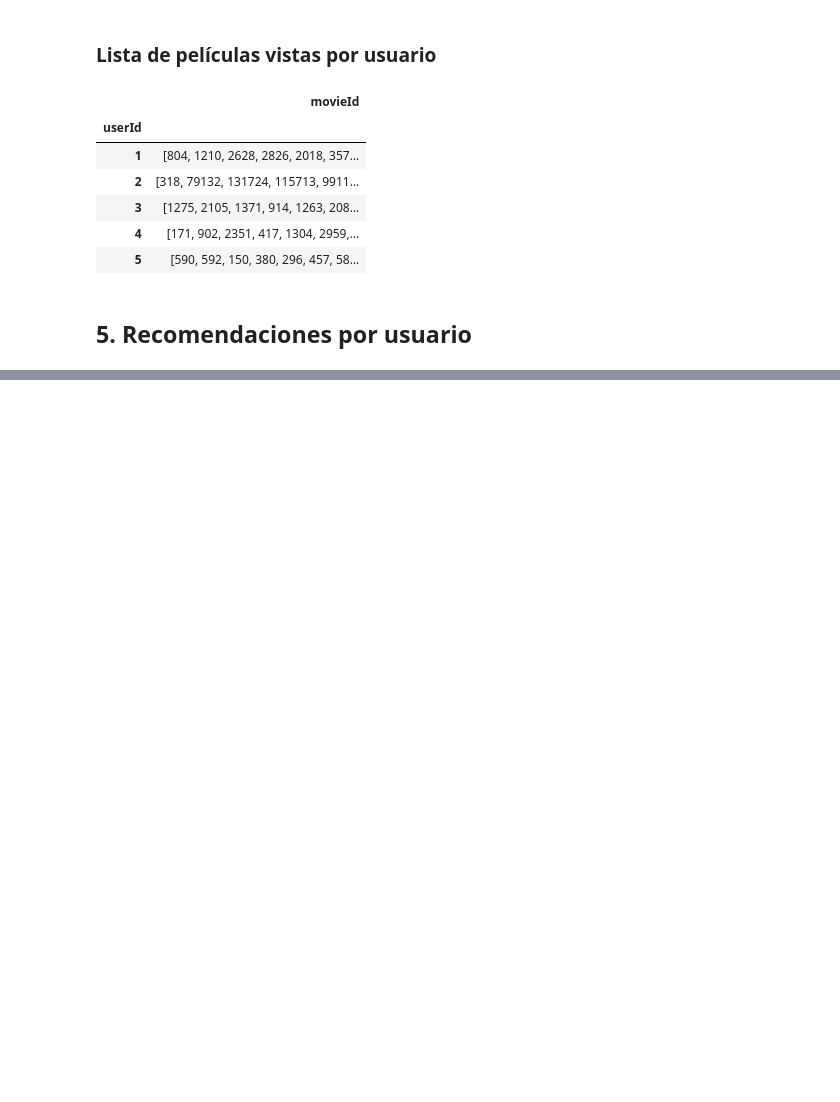
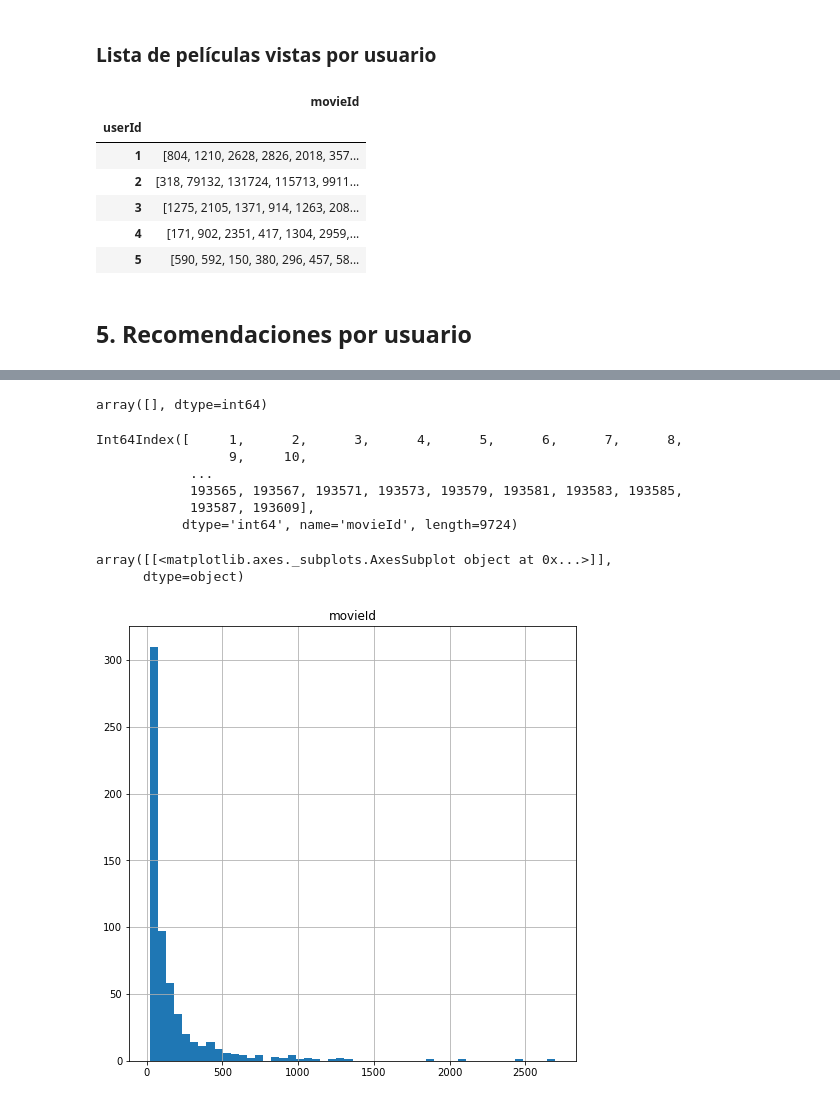
Before and after one commit to javisank/Sistema-Recomendacion-de-Peliculas, a Jupyter notebook: Notebooks/Content Based with user profiles.ipynb, the cells around one changed output, grey strips where cells are left out. Drawn from its saved outputs; the diff is of its cells as text; code cells hidden in the pictures; blank space fills up the shorter version.

```diff
--- a/Notebooks/Content Based with user profiles.ipynb
+++ b/Notebooks/Content Based with user profiles.ipynb
@@ -471,0 +706,6 @@ Name: title, dtype: object
+# %%
+a = u610_rec['movieId']
+b = ratings_test.loc[ratings_test['userId']==610,'movieId']
+np.intersect1d(a,b)
+# %% [output]
+array([], dtype=int64)
@@ -471,0 +738,9 @@ Name: title, dtype: object
+# %%
+feature_matrix.index
+# %% [output]
+Int64Index([     1,      2,      3,      4,      5,      6,      7,      8,
+                 9,     10,
+            ...
+            193565, 193567, 193571, 193573, 193579, 193581, 193583, 193585,
+            193587, 193609],
+           dtype='int64', name='movieId', length=9724)
@@ -471,0 +770,6 @@ Name: title, dtype: object
+# %%
+ratings[['movieId','userId']].groupby('userId').count().hist(bins=50,figsize=(8,8))
+# %% [output]
+array([[<matplotlib.axes._subplots.AxesSubplot object at 0x...>]],
+      dtype=object)
+[figure, added]
```
Also changed, not shown: parts of 44 cells of this notebook, 7 other files.
